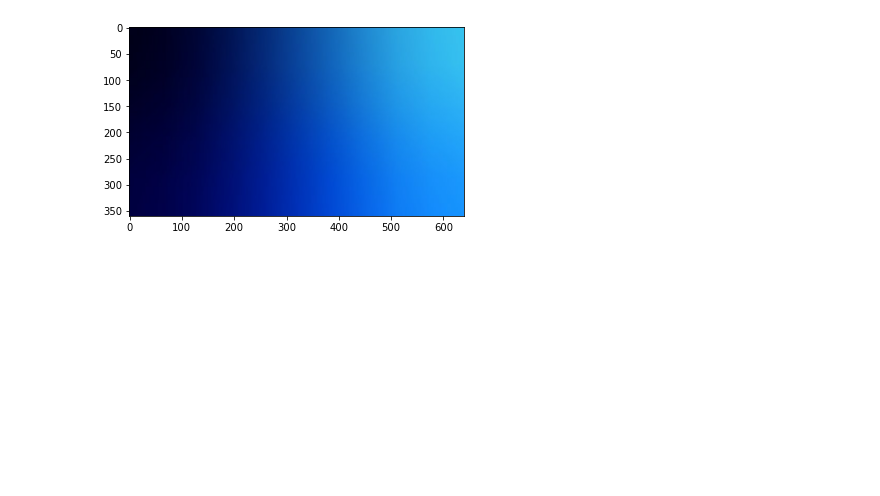
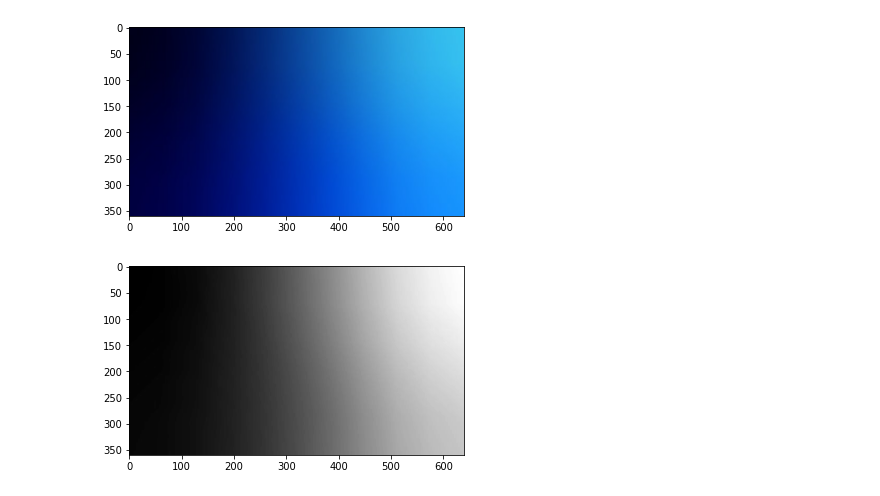
Before and after one commit to team-vmetsis/block8, a Jupyter notebook: 02.2-image_transformations_and_filters-part2.ipynb, the cells around one changed output. Cells and saved outputs as stored; diff of their text form; code cells hidden in the pictures; blank space fills up the shorter version.

```diff
--- a/02.2-image_transformations_and_filters-part2.ipynb
+++ b/02.2-image_transformations_and_filters-part2.ipynb
@@ -15,3 +15,12 @@ plt.imshow(img)
 plt.show()
 # %% [output]
 [figure]
+# %%
+# Convert image to gray scale
+gray = cv.cvtColor(img, cv.COLOR_RGB2GRAY)
+
+# Show image
+plt.imshow(gray, cmap='gray')
+plt.show()
+# %% [output]
+[figure, added]
```
Also changed, not shown: 3 other files.
